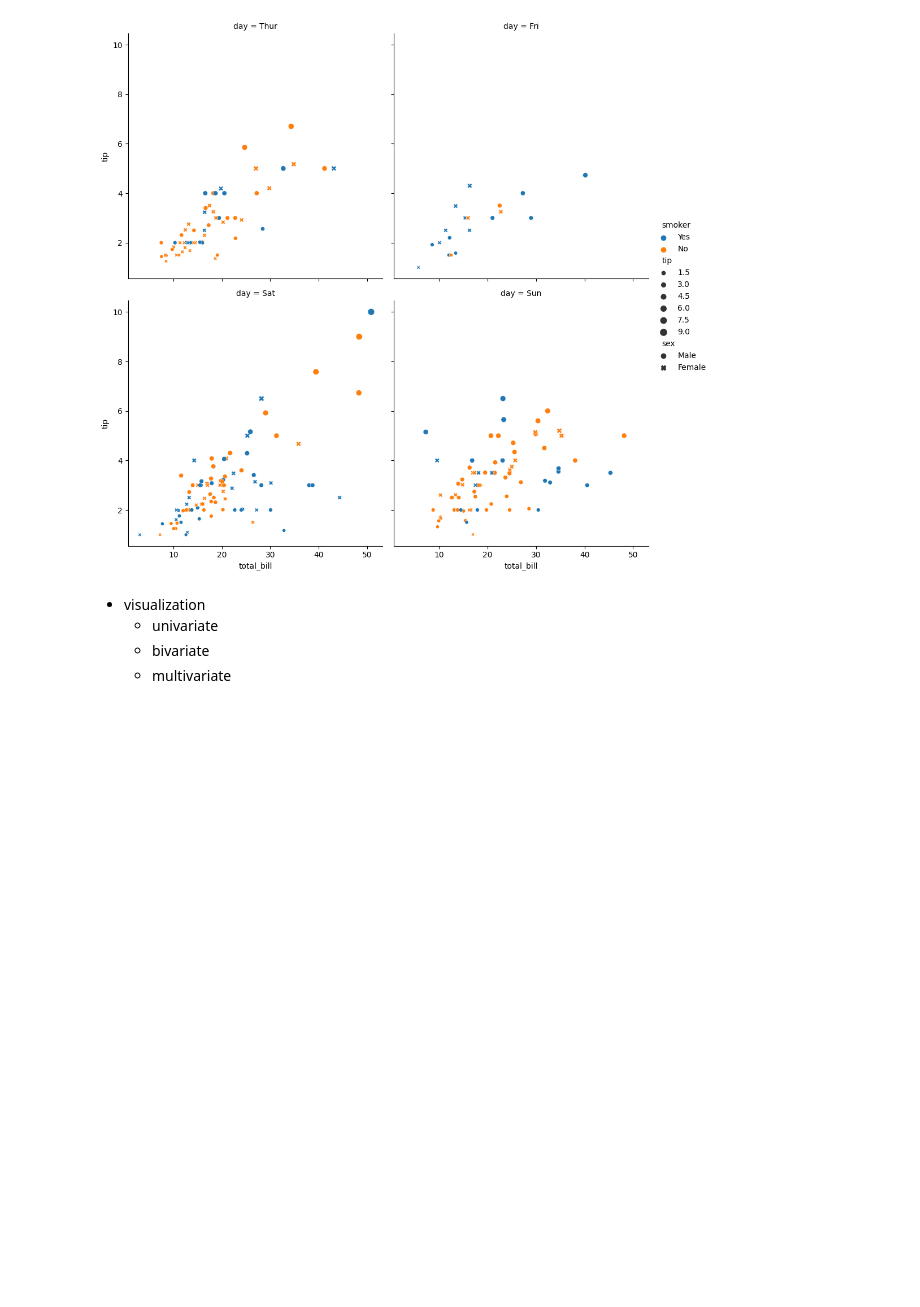
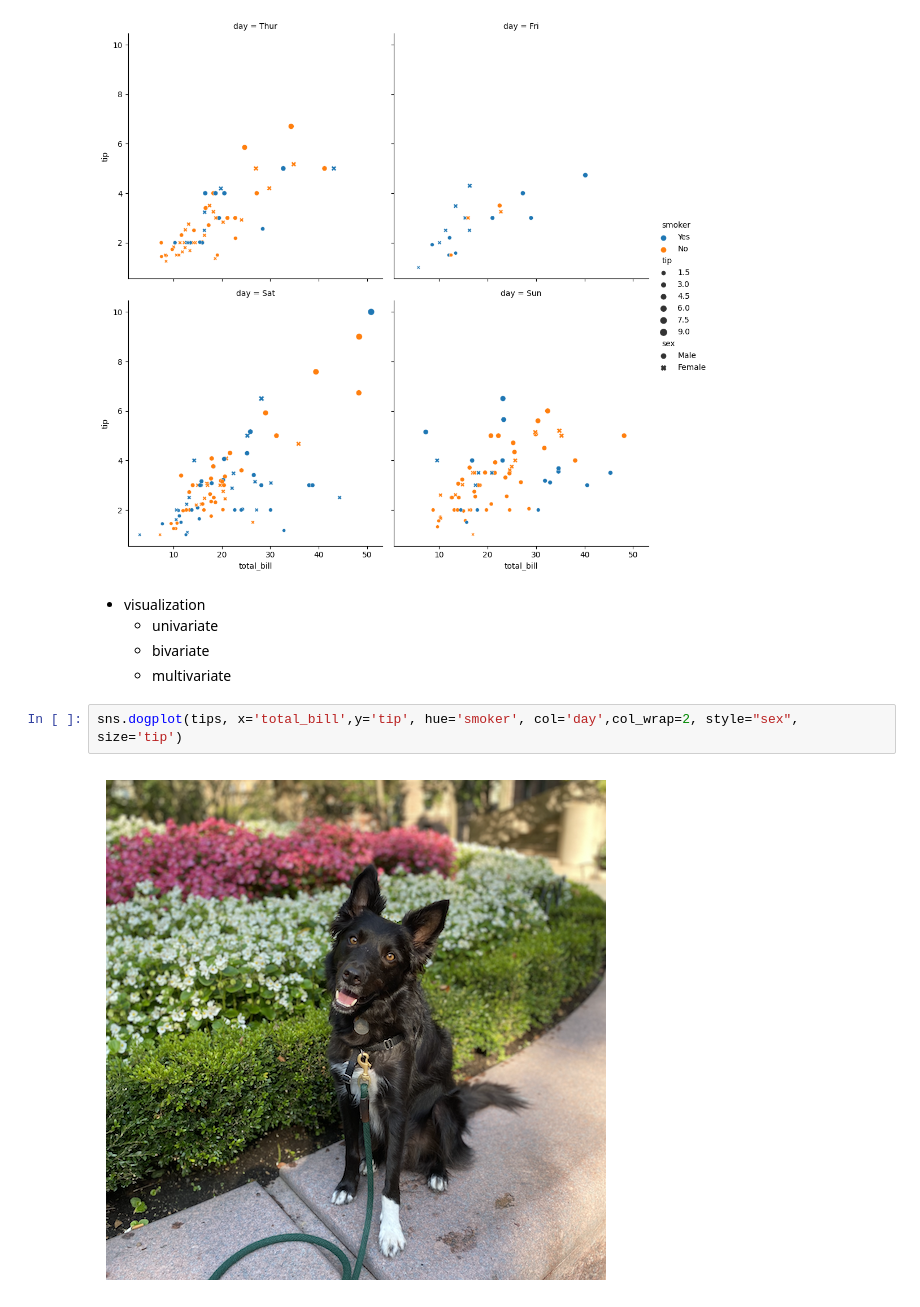
Before and after one commit to adityasingh4256/DIGIPODIUM-PYTHON-CODES, a Jupyter notebook: visualization.ipynb, the cells around one changed output. Saved outputs shown, nothing was run; the diff lists cells and outputs as text; blank space fills up the shorter version.

```diff
--- a/visualization.ipynb
+++ b/visualization.ipynb
@@ -109,3 +109,7 @@ sns.relplot(tips, x='total_bill',y='tip', hue='smoker', col='day',col_wrap=2, st
    - univariate
    - bivariate
    - multivariate
+# %%
+sns.dogplot(tips, x='total_bill',y='tip', hue='smoker', col='day',col_wrap=2, style="sex", size='tip')
+# %% [output]
+[figure, added]
```
